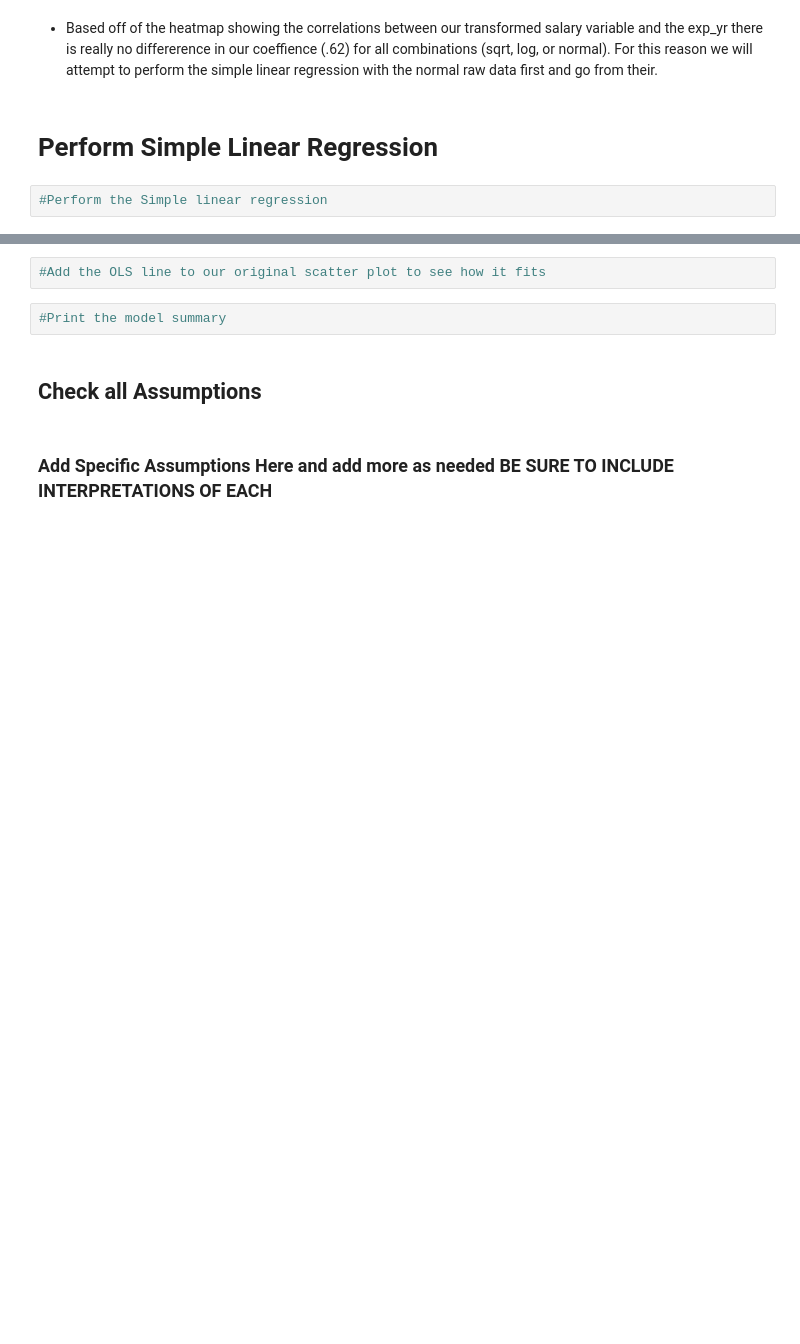
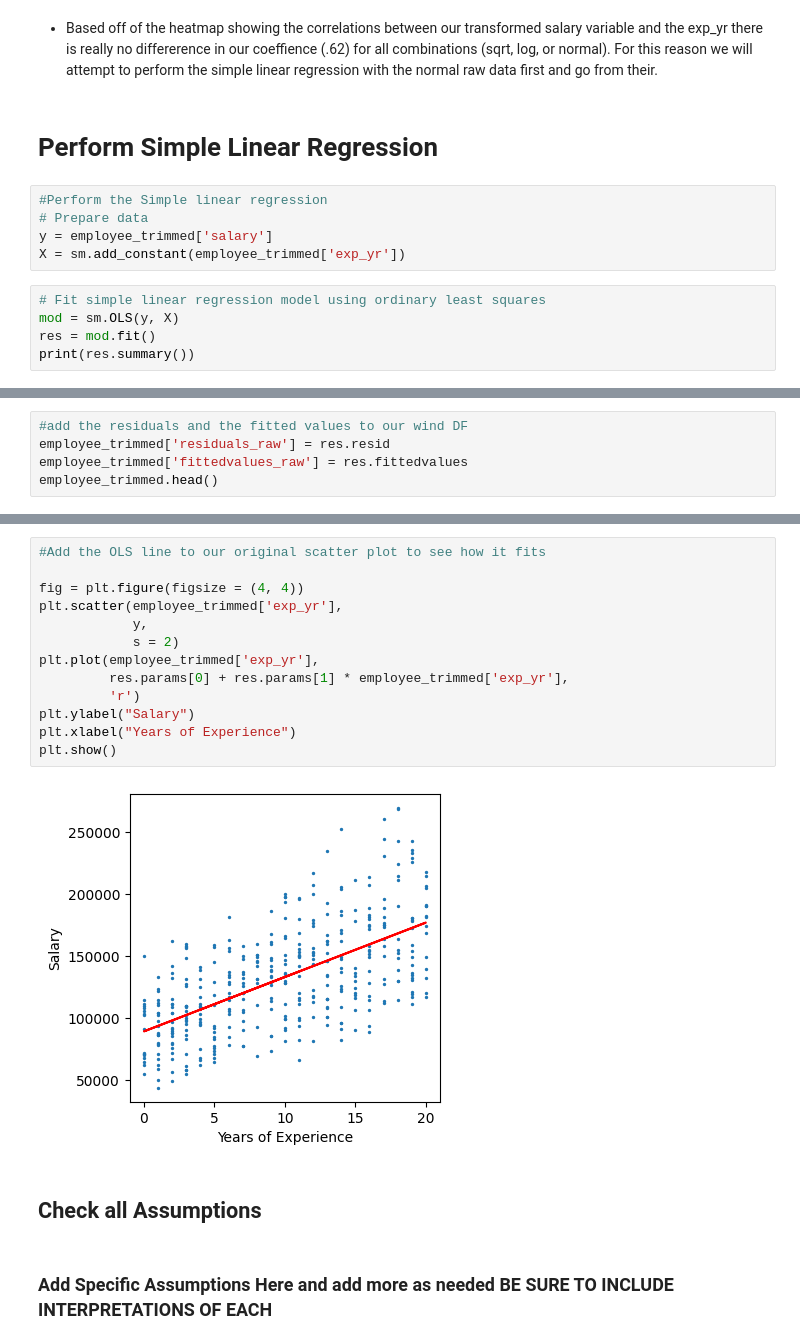
Before and after one commit to ksbuffaloe/Data-5600, a Jupyter notebook: 01_project/SCRIPTS/tech_employee_salary.ipynb, the cells around one changed output, grey strips where cells are left out. Drawn from its saved outputs; the diff is of its cells as text; blank space fills up the shorter version.

```diff
--- a/01_project/SCRIPTS/tech_employee_salary.ipynb
+++ b/01_project/SCRIPTS/tech_employee_salary.ipynb
@@ -132,3 +133,11 @@ plt.show()
 # Perform Simple Linear Regression
 # %%
 #Perform the Simple linear regression
+# Prepare data
+y = employee_trimmed['salary']
+X = sm.add_constant(employee_trimmed['exp_yr'])
+# %%
+# Fit simple linear regression model using ordinary least squares
+mod = sm.OLS(y, X)
+res = mod.fit()
+print(res.summary())
@@ -134,0 +162,5 @@ plt.show()
+# %%
+#add the residuals and the fitted values to our wind DF
+employee_trimmed['residuals_raw'] = res.resid
+employee_trimmed['fittedvalues_raw'] = res.fittedvalues
+employee_trimmed.head()
@@ -135,7 +174,18 @@ plt.show()
 # %%
 #Add the OLS line to our original scatter plot to see how it fits
+
+fig = plt.figure(figsize = (4, 4))
+plt.scatter(employee_trimmed['exp_yr'],
+            y,
+            s = 2)
+plt.plot(employee_trimmed['exp_yr'],
+         res.params[0] + res.params[1] * employee_trimmed['exp_yr'],
+         'r')
+plt.ylabel("Salary")
+plt.xlabel("Years of Experience")
+plt.show()
+# %% [output]
+[figure, added]
-# %%
-#Print the model summary
 # %% [markdown]
 ## Check all Assumptions
 # %% [markdown]
```
Also changed, not shown: parts of 3 cells of this notebook.
